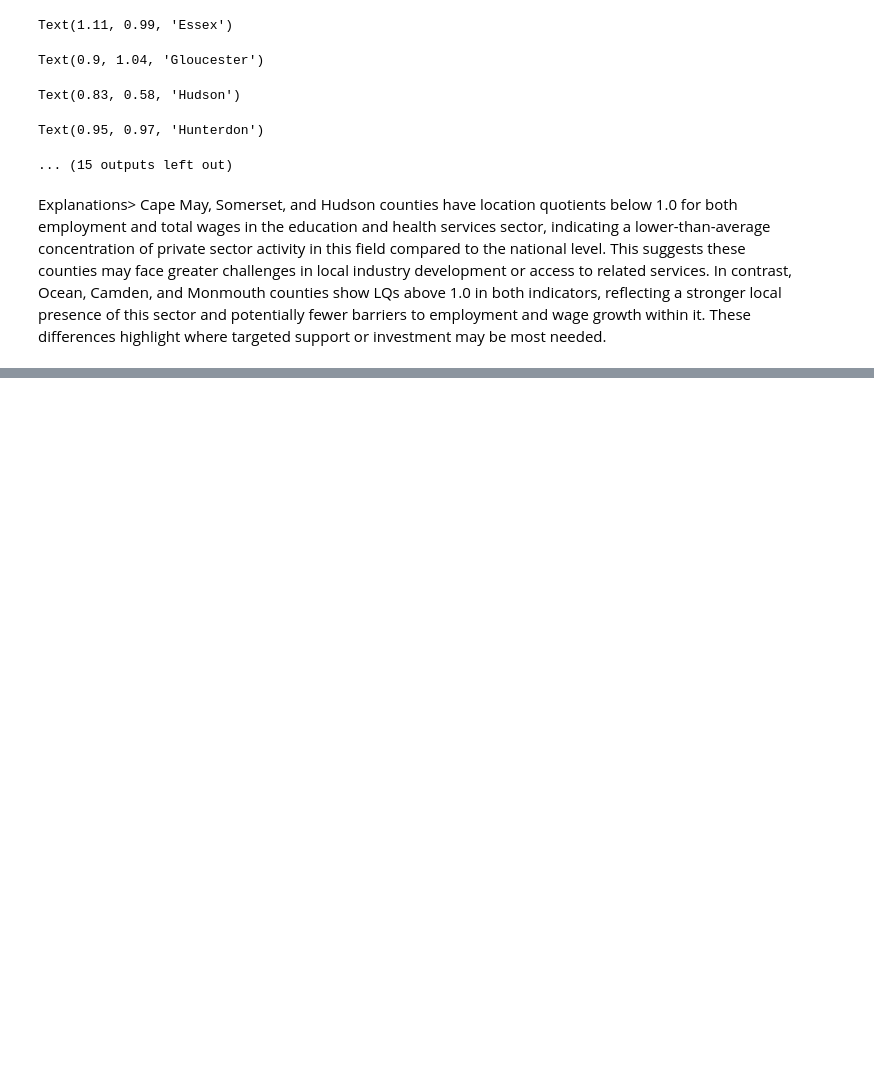
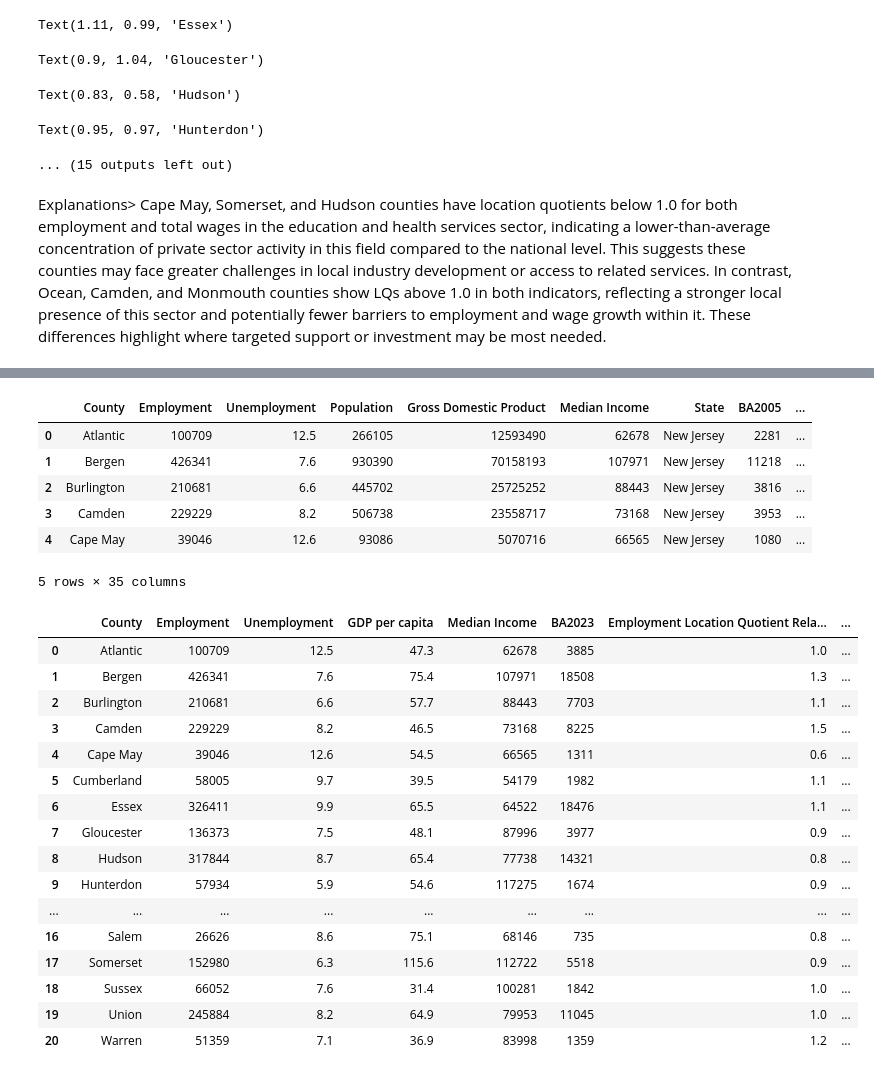
Before and after one commit to shirleyrutgers/DataVis, a Jupyter notebook: PS3.ipynb, the cells around one changed output, grey strips where cells are left out. Saved outputs shown, nothing was run; the diff lists cells and outputs as text; code cells hidden in the pictures; blank space fills up the shorter version.

```diff
--- a/PS3.ipynb
+++ b/PS3.ipynb
@@ -2293,3 +2388,20 @@ Text(0.95, 0.97, 'Hunterdon')
 ... (15 outputs left out)
 # %% [markdown]
 Explanations> Cape May, Somerset, and Hudson counties have location quotients below 1.0 for both employment and total wages in the education and health services sector, indicating a lower-than-average concentration of private sector activity in this field compared to the national level. This suggests these counties may face greater challenges in local industry development or access to related services. In contrast, Ocean, Camden, and Monmouth counties show LQs above 1.0 in both indicators, reflecting a stronger local presence of this sector and potentially fewer barriers to employment and wage growth within it. These differences highlight where targeted support or investment may be most needed.
+# %%
+# Realize merge > df4_table and mergedOuter
+mergedOuter_final2 = pd.merge(mergedOuter, df4_filtered2 , on="County", how="left")
+mergedOuter_final.head()
+
+# Display selected columns with styling
+mergedOuter_final2[[
+    "County",
+    "Employment",
+    "Unemployment",
+    "GDP per capita",
+    "Median Income",
+    "BA2023",
+    "Employment Location Quotient Relative to U.S.",
+    "Total Wage Location Quotient Relative to U.S."
+]][:21].style.background_gradient(cmap='Blues').format(precision=1)
+# %% [output]
@@ -2295,0 +2409,24 @@ Explanations> Cape May, Somerset, and Hudson counties have location quotients be
+|  | County | Employment | Unemployment | Population | Gross Domestic Product | Median Income | State | BA2005 | ... |
+| 0 | Atlantic | 100709 | 12.5 | 266105 | 12593490 | 62678 | New Jersey | 2281 | ... |
+| 1 | Bergen | 426341 | 7.6 | 930390 | 70158193 | 107971 | New Jersey | 11218 | ... |
+| 2 | Burlington | 210681 | 6.6 | 445702 | 25725252 | 88443 | New Jersey | 3816 | ... |
+| 3 | Camden | 229229 | 8.2 | 506738 | 23558717 | 73168 | New Jersey | 3953 | ... |
+| 4 | Cape May | 39046 | 12.6 | 93086 | 5070716 | 66565 | New Jersey | 1080 | ... |
+5 rows × 35 columns
+|  | County | Employment | Unemployment | GDP per capita | Median Income | BA2023 | Employment Location Quotient Rela... | ... |
+| 0 | Atlantic | 100709 | 12.5 | 47.3 | 62678 | 3885 | 1.0 | ... |
+| 1 | Bergen | 426341 | 7.6 | 75.4 | 107971 | 18508 | 1.3 | ... |
+| 2 | Burlington | 210681 | 6.6 | 57.7 | 88443 | 7703 | 1.1 | ... |
+| 3 | Camden | 229229 | 8.2 | 46.5 | 73168 | 8225 | 1.5 | ... |
+| 4 | Cape May | 39046 | 12.6 | 54.5 | 66565 | 1311 | 0.6 | ... |
+| 5 | Cumberland | 58005 | 9.7 | 39.5 | 54179 | 1982 | 1.1 | ... |
+| 6 | Essex | 326411 | 9.9 | 65.5 | 64522 | 18476 | 1.1 | ... |
+| 7 | Gloucester | 136373 | 7.5 | 48.1 | 87996 | 3977 | 0.9 | ... |
+| 8 | Hudson | 317844 | 8.7 | 65.4 | 77738 | 14321 | 0.8 | ... |
+| 9 | Hunterdon | 57934 | 5.9 | 54.6 | 117275 | 1674 | 0.9 | ... |
+| ... | ... | ... | ... | ... | ... | ... | ... | ... |
+| 16 | Salem | 26626 | 8.6 | 75.1 | 68146 | 735 | 0.8 | ... |
+| 17 | Somerset | 152980 | 6.3 | 115.6 | 112722 | 5518 | 0.9 | ... |
+| 18 | Sussex | 66052 | 7.6 | 31.4 | 100281 | 1842 | 1.0 | ... |
+| 19 | Union | 245884 | 8.2 | 64.9 | 79953 | 11045 | 1.0 | ... |
+| 20 | Warren | 51359 | 7.1 | 36.9 | 83998 | 1359 | 1.2 | ... |
```
Also changed, not shown: parts of 18 cells of this notebook.
